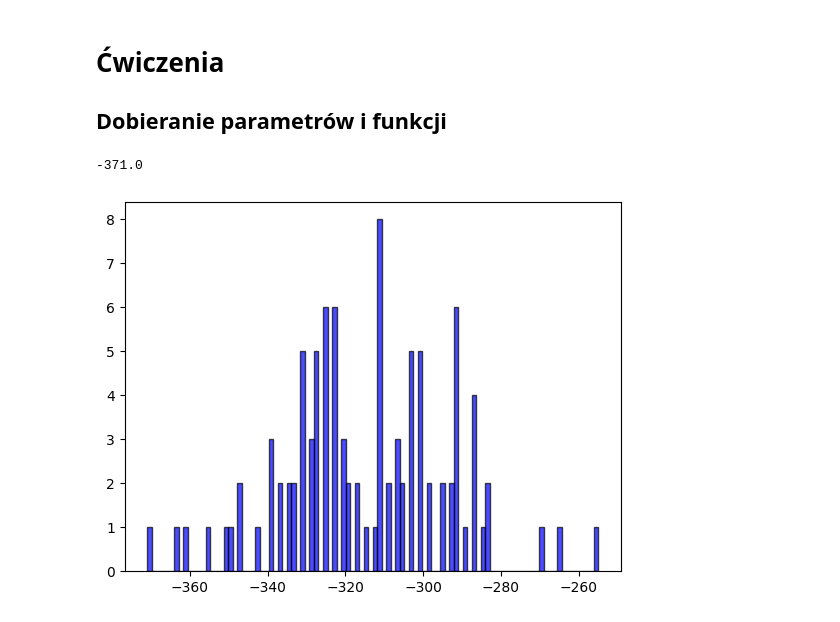
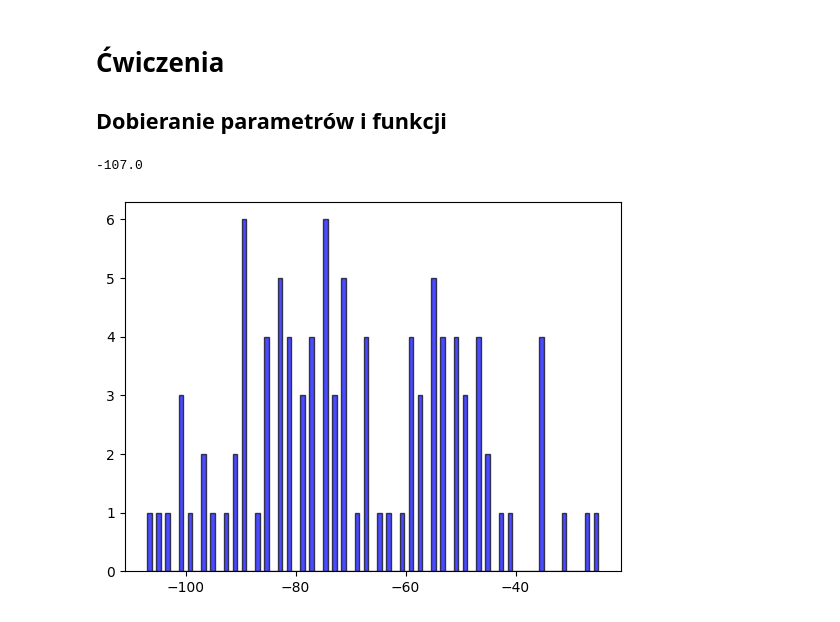
Before and after one commit to iitis/AkademiaSztukiKwantowej, a Jupyter notebook: quantum_annealing/Algorytm_symulowanego_wyżarzania.ipynb, the cells around one changed output. Cells and saved outputs as stored; diff of their text form; code cells hidden in the pictures.

```diff
--- a/quantum_annealing/Algorytm_symulowanego_wyżarzania.ipynb
+++ b/quantum_annealing/Algorytm_symulowanego_wyżarzania.ipynb
@@ -160,7 +158,7 @@ import numpy as np
 import matplotlib.pyplot as plt
 from math import inf
 
-instance_path = os.path.join("instancje", "P4", "P4_CBFM-P.txt")
+instance_path = os.path.join("instancje", "Pegasus", "P4_CBFM-P.txt")
 # W pliku jest poza samą instancję jeszcze najlepsza znaleziona energia E = -469
 
 
@@ -168,32 +166,32 @@ def read_instance(path: os.PathLike):
     df = pd.read_csv(path, sep=" ", header=None, comment="#", names=["i", "j", "value"])
 
     n = max(df[["i", "j"]].max())
     h = np.zeros(n)
     J = np.zeros((n, n))
 
     for row in df.itertuples():
         if row.i == row.j:
             h[row.i - 1] = row.value
         elif row.i > row.j:
             J[row.j - 1, row.i - 1] = row.value  # by zachować górnotrójkątność
         else:
             J[row.i - 1, row.j - 1] = row.value
 
     return h, J
 
 
 h, J = read_instance(instance_path)
 num_trajectories = 100
 energies = []
 
 for _ in range(num_trajectories):
     sol, energy = simulated_annealing(J, h, 100, 10000)
     energies.append(energy)
 
 print(min(energies))
 
 plt.hist(energies, bins=100, color='blue', edgecolor='black', alpha=0.7)
 plt.show()
 # %% [output]
--371.0
+-107.0
-[figure, old version]
+[figure, new version]
```
Also changed, not shown: parts of 1 cell of this notebook, 1 other file.
